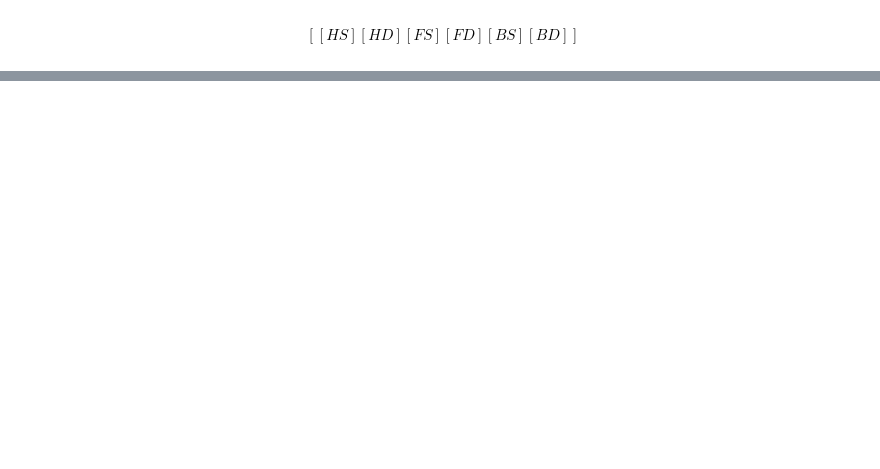
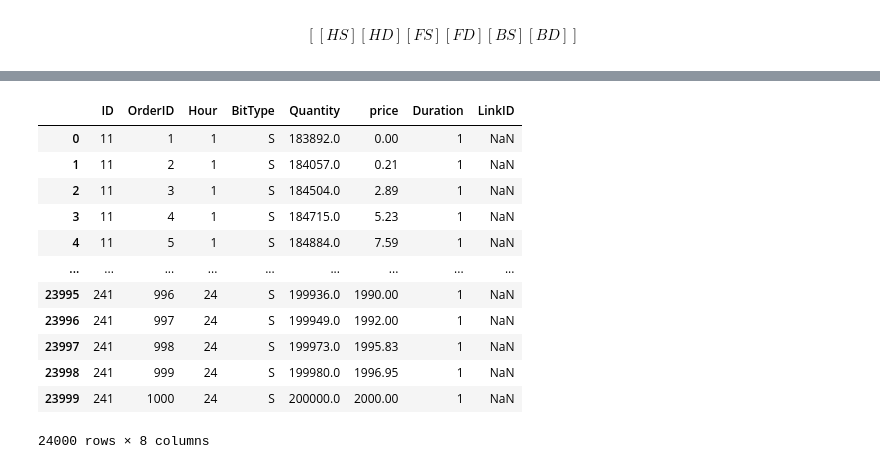
Before and after one commit to Zhaoweiliang/Day-Head-energy-Opti-Project, a Jupyter notebook: GA.ipynb, the cells around one changed output, grey strips where cells are left out. Saved outputs shown, nothing was run; the diff lists cells and outputs as text; code cells hidden in the pictures; blank space fills up the shorter version.

```diff
--- a/GA.ipynb
+++ b/GA.ipynb
@@ -295,0 +364,16 @@ sum((Pairs(j,h,HS_bids,'SP')[1]-Pairs(j,h,HS_bids,'SP')[0]) * Hour_S[h][j] for j
+# %%
+HS_bids
+# %% [output]
+|  | ID | OrderID | Hour | BitType | Quantity | price | Duration | LinkID |
+| 0 | 11 | 1 | 1 | S | 183892.0 | 0.00 | 1 | NaN |
+| 1 | 11 | 2 | 1 | S | 184057.0 | 0.21 | 1 | NaN |
+| 2 | 11 | 3 | 1 | S | 184504.0 | 2.89 | 1 | NaN |
+| 3 | 11 | 4 | 1 | S | 184715.0 | 5.23 | 1 | NaN |
+| 4 | 11 | 5 | 1 | S | 184884.0 | 7.59 | 1 | NaN |
+| ... | ... | ... | ... | ... | ... | ... | ... | ... |
+| 23995 | 241 | 996 | 24 | S | 199936.0 | 1990.00 | 1 | NaN |
+| 23996 | 241 | 997 | 24 | S | 199949.0 | 1992.00 | 1 | NaN |
+| 23997 | 241 | 998 | 24 | S | 199973.0 | 1995.83 | 1 | NaN |
+| 23998 | 241 | 999 | 24 | S | 199980.0 | 1996.95 | 1 | NaN |
+| 23999 | 241 | 1000 | 24 | S | 200000.0 | 2000.00 | 1 | NaN |
+24000 rows × 8 columns
```
Also changed, not shown: parts of 20 cells of this notebook.
